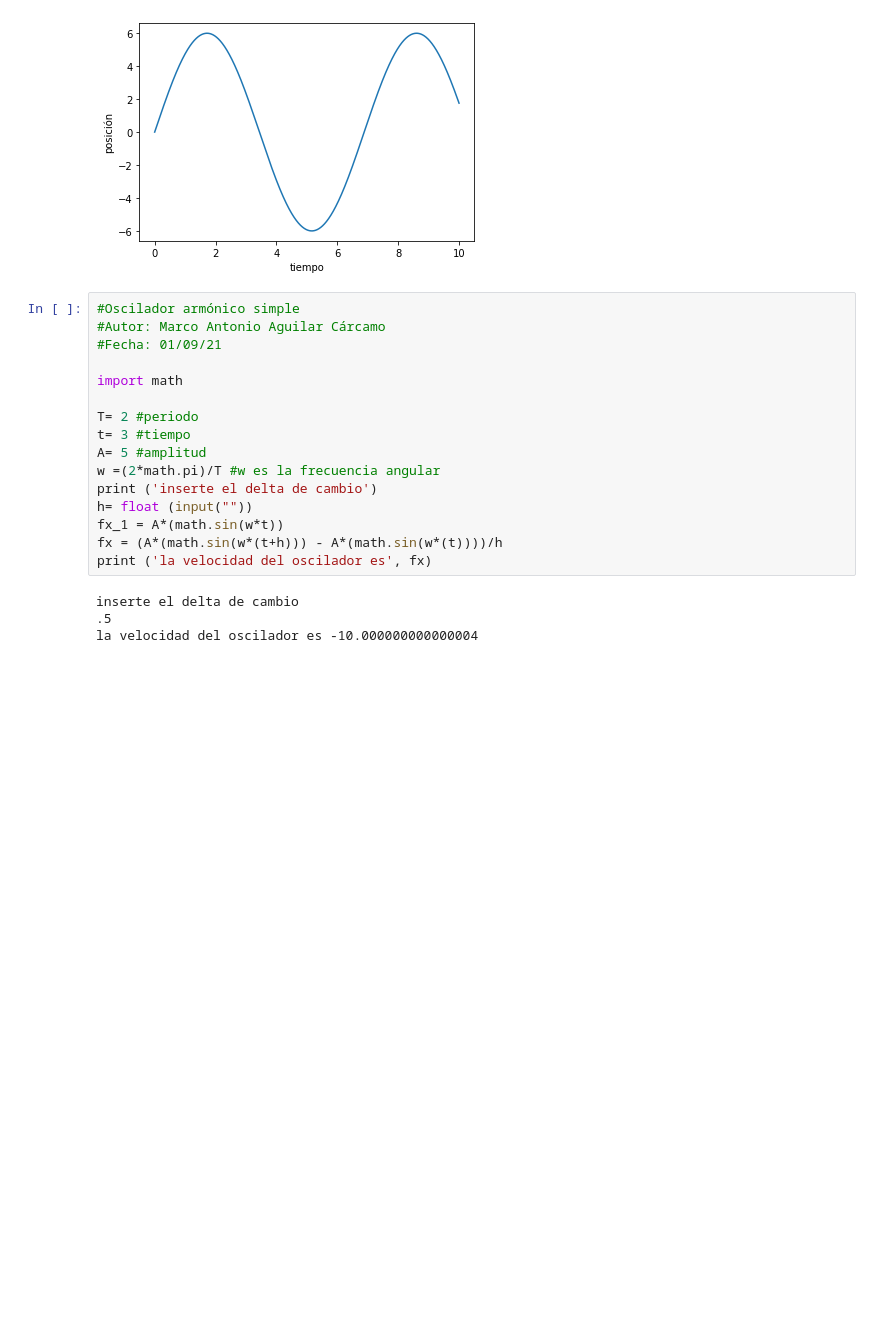
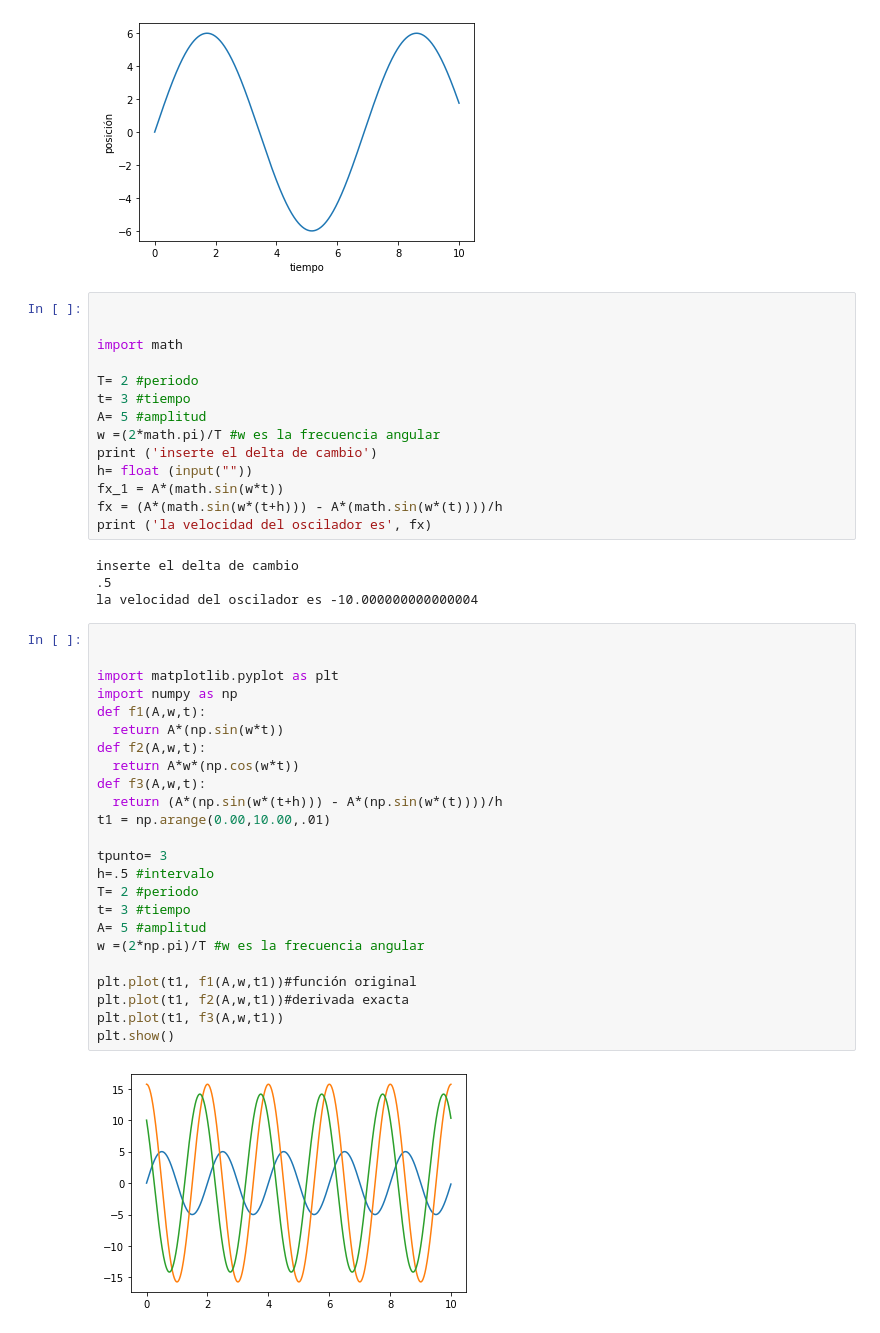
Before and after one commit to marcoa08/phyton-scripts, a Jupyter notebook: oscilador_armónico.ipynb, the cells around one changed output. Drawn from its saved outputs; the diff is of its cells as text; blank space fills up the shorter version.

```diff
--- a/oscilador_armónico.ipynb
+++ b/oscilador_armónico.ipynb
@@ -41,9 +41,7 @@ Inserte amplitud
 6
 [figure]
 # %%
-#Oscilador armónico simple
-#Autor: Marco Antonio Aguilar Cárcamo
-#Fecha: 01/09/21
+
 
 import math
 
@@ -60,3 +58,29 @@ print ('la velocidad del oscilador es', fx)
 inserte el delta de cambio
 .5
 la velocidad del oscilador es -10.000000000000004
+# %%
+
+
+import matplotlib.pyplot as plt
+import numpy as np
+def f1(A,w,t):
+  return A*(np.sin(w*t))
+def f2(A,w,t):
+  return A*w*(np.cos(w*t))
+def f3(A,w,t):
+  return (A*(np.sin(w*(t+h))) - A*(np.sin(w*(t))))/h
+t1 = np.arange(0.00,10.00,.01)
+
+tpunto= 3
+h=.5 #intervalo
+T= 2 #periodo
+t= 3 #tiempo
+A= 5 #amplitud
+w =(2*np.pi)/T #w es la frecuencia angular
+
+plt.plot(t1, f1(A,w,t1))#función original
+plt.plot(t1, f2(A,w,t1))#derivada exacta
+plt.plot(t1, f3(A,w,t1))
+plt.show()
+# %% [output]
+[figure, added]
```
